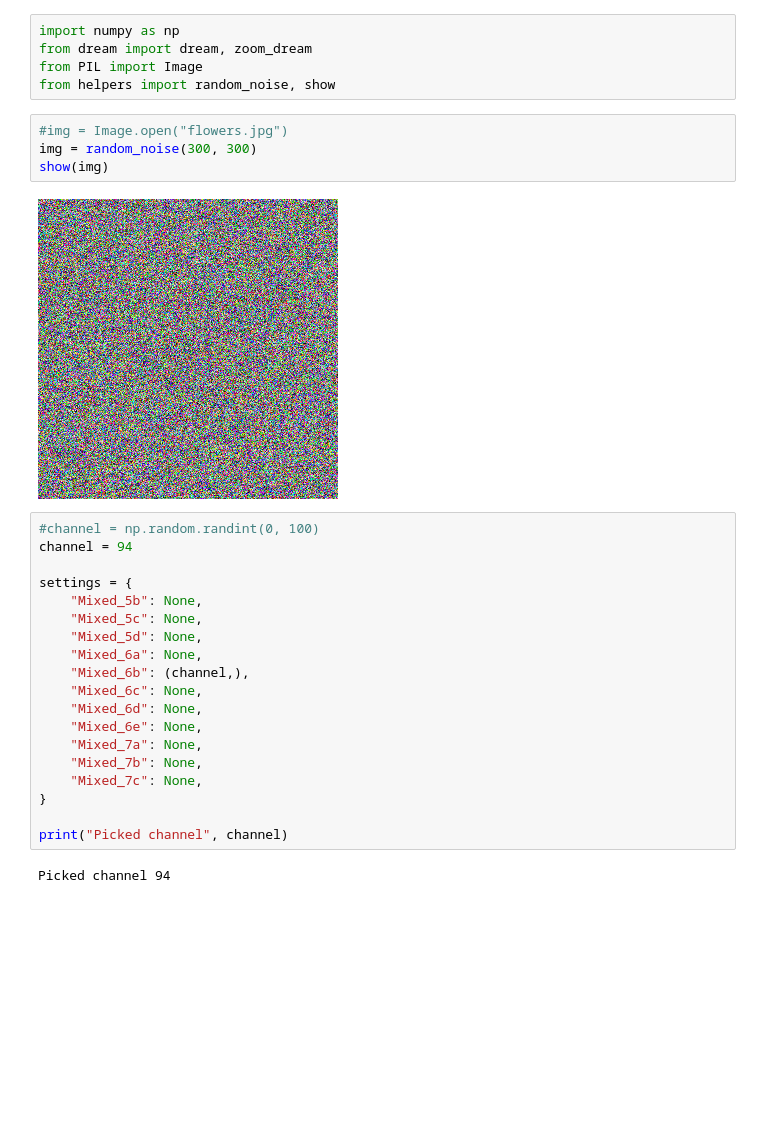
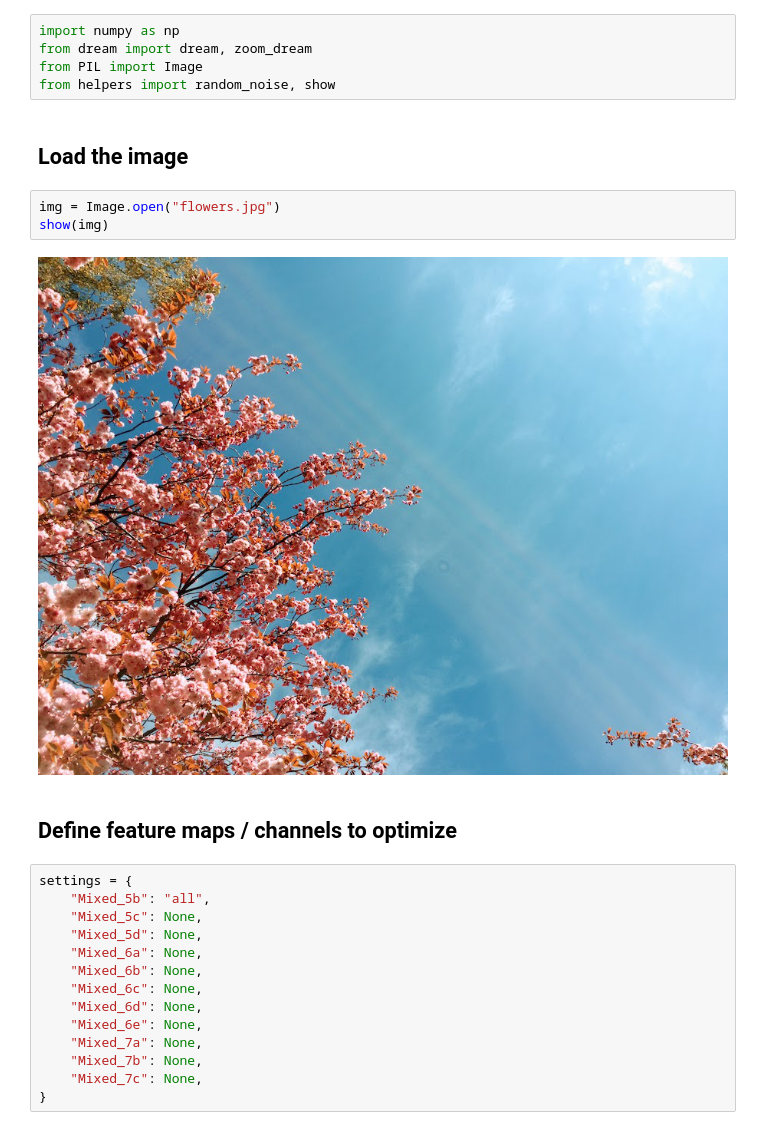
Before and after one commit to augustwester/deepdream, a Jupyter notebook: example.ipynb, the cells around one changed output. Drawn from its saved outputs; the diff is of its cells as text; blank space fills up the shorter version.

```diff
--- a/example.ipynb
+++ b/example.ipynb
@@ -3,22 +3,22 @@ import numpy as np
 from dream import dream, zoom_dream
 from PIL import Image
 from helpers import random_noise, show
+# %% [markdown]
+## Load the image
 # %%
-#img = Image.open("flowers.jpg")
-img = random_noise(300, 300)
+img = Image.open("flowers.jpg")
 show(img)
 # %% [output]
-[figure, old version]
+[figure, new version]
+# %% [markdown]
+## Define feature maps / channels to optimize
 # %%
-#channel = np.random.randint(0, 100)
-channel = 94
-
 settings = {
-    "Mixed_5b": None,
+    "Mixed_5b": "all",
     "Mixed_5c": None,
     "Mixed_5d": None,
     "Mixed_6a": None,
-    "Mixed_6b": (channel,),
+    "Mixed_6b": None,
     "Mixed_6c": None,
     "Mixed_6d": None,
     "Mixed_6e": None,
@@ -26,7 +26,3 @@ settings = {
     "Mixed_7b": None,
     "Mixed_7c": None,
 }
-
-print("Picked channel", channel)
-# %% [output]
-Picked channel 94
```
Also changed, not shown: parts of 2 cells of this notebook, 2 other files.
